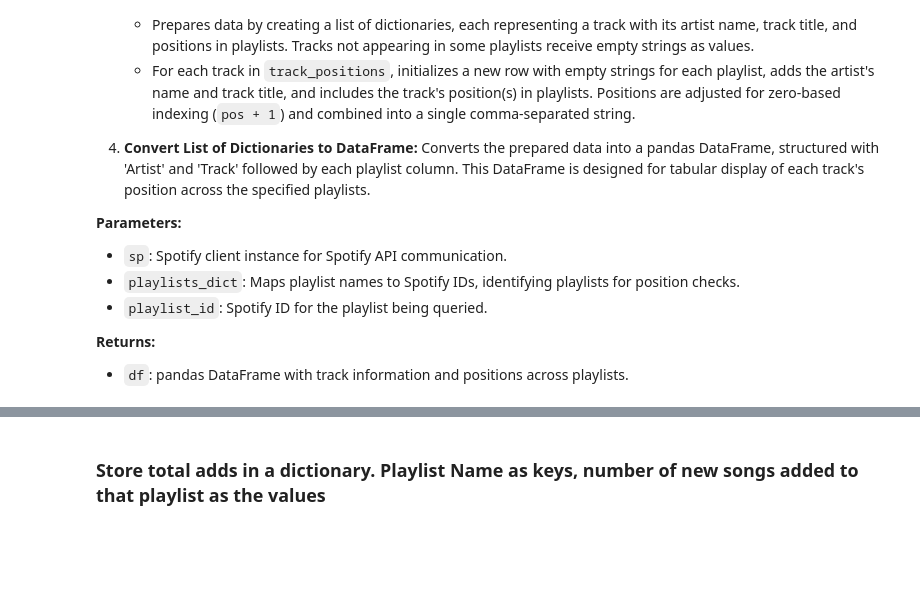
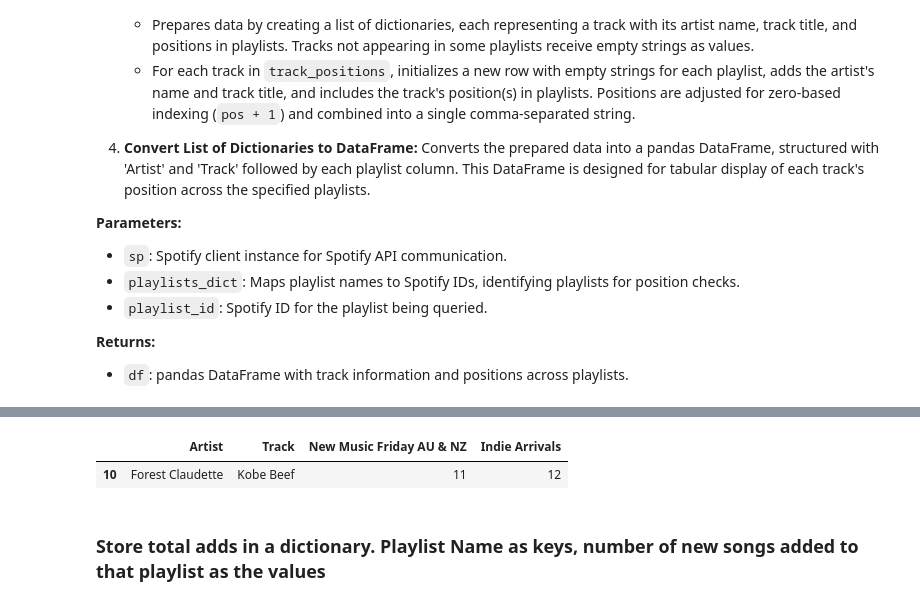
Before and after one commit to amcl11/spotify_au_release_app, a Jupyter notebook: playlist_checker.ipynb, the cells around one changed output, grey strips where cells are left out. Cells and saved outputs as stored; diff of their text form; code cells hidden in the pictures; blank space fills up the shorter version.

```diff
--- a/playlist_checker.ipynb
+++ b/playlist_checker.ipynb
@@ -63,6 +63,13 @@ df.head()
 | 3 | KUČKA, Flume | One More Night | NaN | 4 | NaN | NaN | NaN | ... |
 | 4 | Cosmo's Midnight, Franc Moody | Fantasy (feat. Franc Moody) | NaN | 5 | NaN | 10 | NaN | ... |
 5 rows × 34 columns
+# %%
+kobe_df = df[df['Artist'] == 'Forest Claudette']
+kobe_df = kobe_df.dropna(axis=1, how='any')
+kobe_df
+# %% [output]
+|  | Artist | Track | New Music Friday AU & NZ | Indie Arrivals |
+| 10 | Forest Claudette | Kobe Beef | 11 | 12 |
 # %% [markdown]
 ### Store total adds in a dictionary. Playlist Name as keys, number of new songs added to that playlist as the values
 # %%
```
Also changed, not shown: parts of 11 cells of this notebook, 6 other files.
